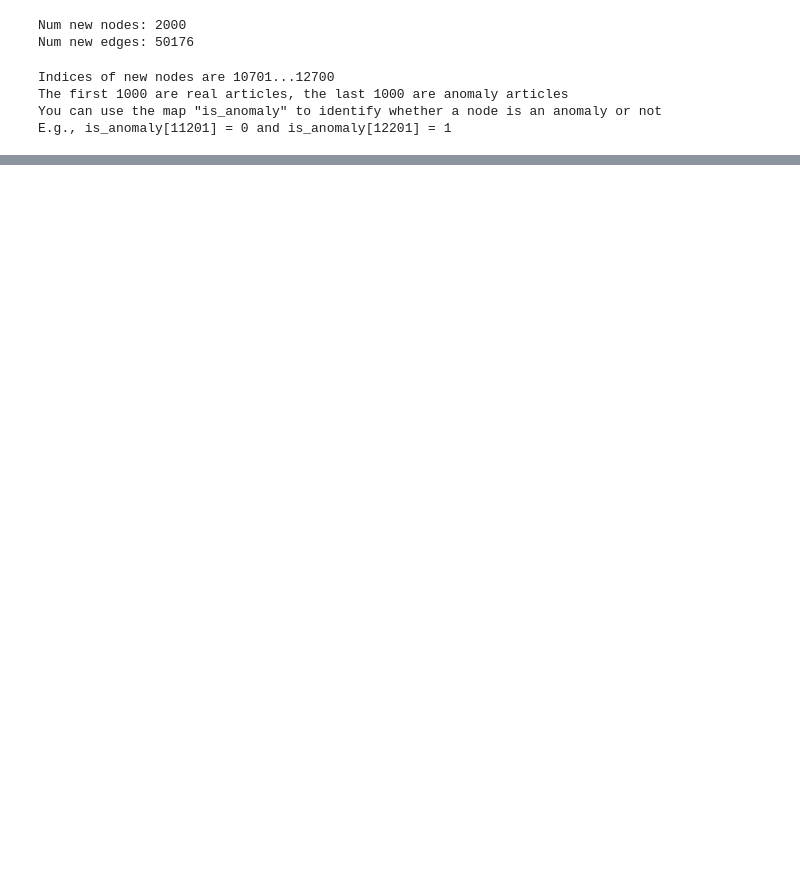
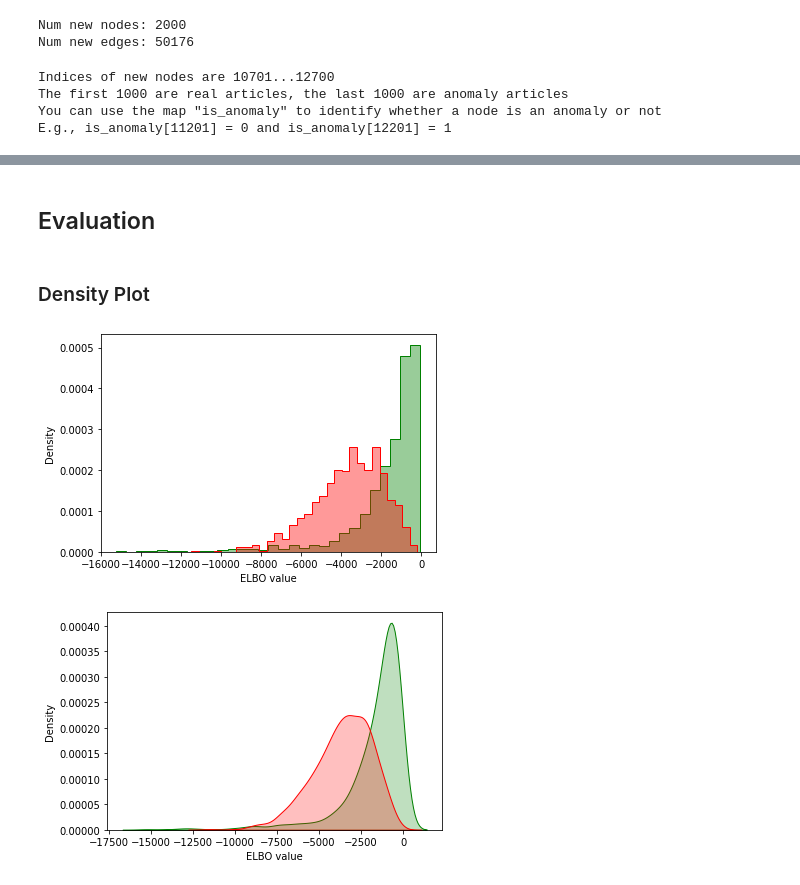
Before and after one commit to yangyang-pro/2AMM10-Assignments, a Jupyter notebook: assignment2/workbook-A2.ipynb, the cells around one changed output, grey strips where cells are left out. Drawn from its saved outputs; the diff is of its cells as text; code cells hidden in the pictures; blank space fills up the shorter version.

```diff
--- a/assignment2/workbook-A2.ipynb
+++ b/assignment2/workbook-A2.ipynb
@@ -253,0 +318,5 @@ E.g., is_anomaly[11201] = 0 and is_anomaly[12201] = 1
+# %%
+train_dataset = embeddings[:num_node]
+normal_test= embeddings[num_node : num_node + 1000]
+anomaly_test= embeddings[num_node + 1000 : ]
+#print(normal_test)
@@ -253,0 +418,10 @@ E.g., is_anomaly[11201] = 0 and is_anomaly[12201] = 1
+# %%
+lr = 1e-3
+
+def loss_function(x, x_reconstr, mu, log_sigma):
+    reconstr_loss = nn.functional.mse_loss(x_reconstr, x, reduction='sum')
+    kl_loss = 0.5 * torch.sum(mu.pow(2) + (2*log_sigma).exp() - 2*log_sigma - 1)
+    total_loss = reconstr_loss + kl_loss
+    return total_loss, reconstr_loss, kl_loss
+
+optimizer = Adam(vae.parameters(), lr=lr)
@@ -253,0 +480,9 @@ E.g., is_anomaly[11201] = 0 and is_anomaly[12201] = 1
+# %% [markdown]
+## Evaluation
+# %%
+def elbo_elementwise(x, x_reconstr, mu, log_sigma):
+    reconstr_loss = torch.sum(nn.functional.mse_loss(x_reconstr, x, reduction='none'), dim=1)
+    constant_term = x_dim * 0.5 * np.log(np.pi)  # assuming sigma=1/sqrt(2)
+    kl_loss = 0.5 * torch.sum(mu.pow(2) + (2*log_sigma).exp() - 2*log_sigma - 1, dim=1)
+    elbo = - reconstr_loss - constant_term - kl_loss
+    return elbo, reconstr_loss, kl_loss
@@ -253,0 +523,26 @@ E.g., is_anomaly[11201] = 0 and is_anomaly[12201] = 1
+# %% [markdown]
+### Density Plot
+# %%
+def density_histogram(neg, pos, bins=30, alpha=0.4):
+    plt.figure()
+    plt.hist(neg, bins=bins, density=True, histtype="bar", color="g", alpha=alpha)
+    plt.hist(neg, bins=bins, density=True, histtype="step", color="g", alpha=1)
+    plt.hist(pos, bins=bins, density=True, histtype="bar", color="r", alpha=alpha)
+    plt.hist(pos, bins=bins, density=True, histtype="step", color="r", alpha=1)
+    plt.xlabel("ELBO value")
+    plt.ylabel("Density")
+    plt.show()
+
+
+def density_plot(neg, pos):
+    plt.figure()
+    sns.kdeplot(neg, shade=True, color="g")
+    sns.kdeplot(pos, shade=True, color="r")
+    plt.xlabel("ELBO value")
+    plt.ylabel("Density")
+
+density_histogram(elbos_normal, elbos_anomaly)
+density_plot(elbos_normal, elbos_anomaly)
+# %% [output]
+[figure, added]
+[figure, added]
```
Also changed, not shown: parts of 24 cells of this notebook.
